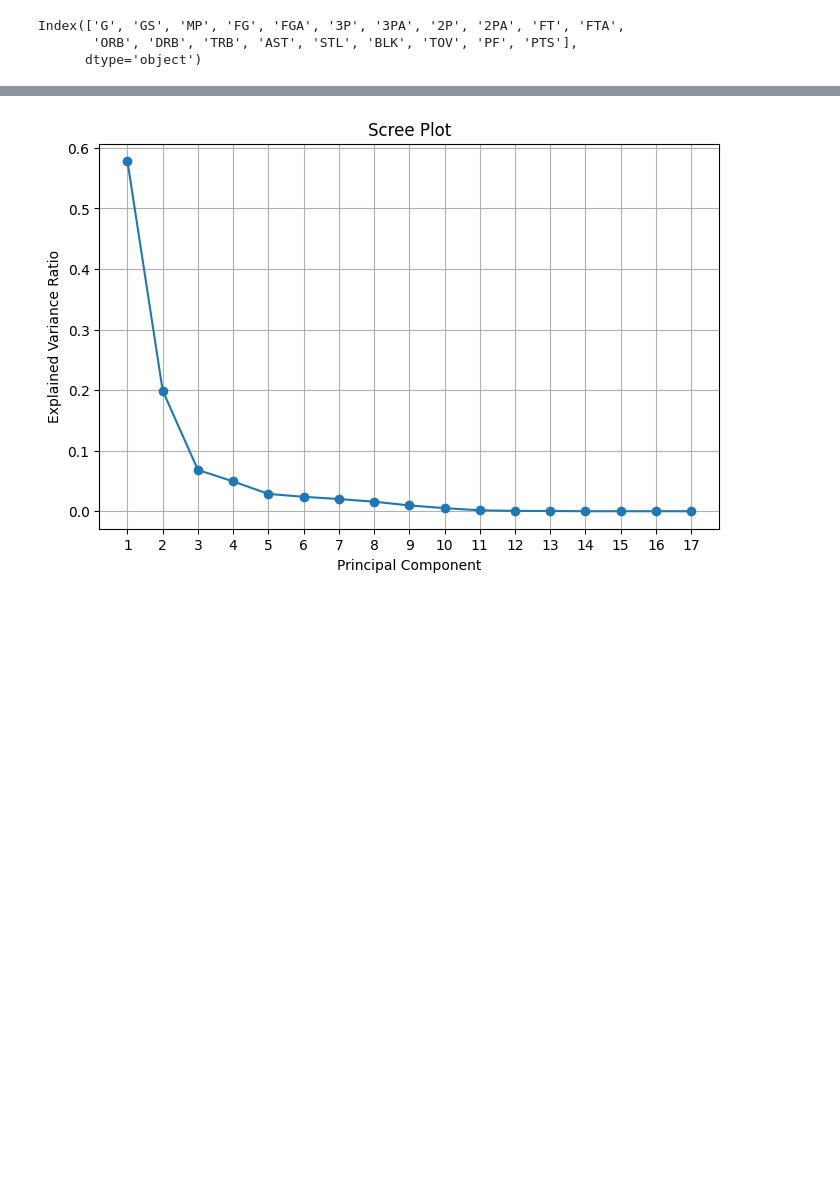
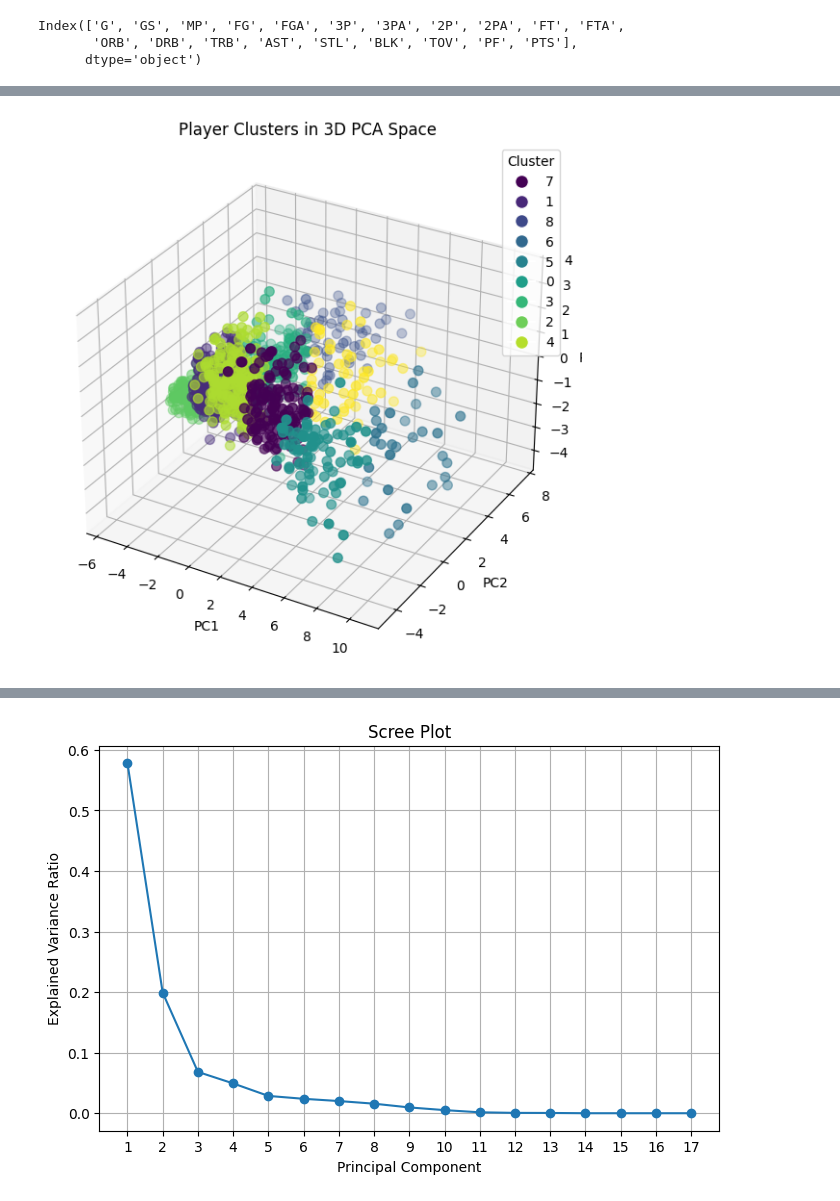
Before and after one commit to nicksalem/2026_portfolio, a Jupyter notebook: NBA classification/EDA/unsupervised_learning.ipynb, the cells around one changed output, grey strips where cells are left out. Cells and saved outputs as stored; diff of their text form; code cells hidden in the pictures; blank space fills up the shorter version.

```diff
--- a/NBA classification/EDA/unsupervised_learning.ipynb
+++ b/NBA classification/EDA/unsupervised_learning.ipynb
@@ -52,0 +86,44 @@ plt.show()
+# %%
+from mpl_toolkits.mplot3d import Axes3D
+import matplotlib.pyplot as plt
+
+# Fit PCA with 3 components
+pca = PCA(n_components=3)
+X_pca = pca.fit_transform(X_scaled)
+
+# Add PC columns to DataFrame
+df50_numeric['PC1'] = X_pca[:, 0]
+df50_numeric['PC2'] = X_pca[:, 1]
+df50_numeric['PC3'] = X_pca[:, 2]
+
+# Create 3D scatter plot
+fig = plt.figure(figsize=(10, 7))
+ax = fig.add_subplot(111, projection='3d')
+
+# Plot using PC1, PC2, and PC3
+scatter = ax.scatter(
+    df50_numeric['PC1'],
+    df50_numeric['PC2'],
+    df50_numeric['PC3'],
+    c=df50_numeric['Cluster'],
+    cmap='viridis',
+    s=50
+)
+
+ax.set_title("Player Clusters in 3D PCA Space")
+ax.set_xlabel("PC1")
+ax.set_ylabel("PC2")
+ax.set_zlabel("PC3")
+
+# Optional: create a legend
+legend_labels = df50_numeric['Cluster'].unique()
+legend_handles = [
+    plt.Line2D([0], [0], marker='o', color='w', label=label,
+               markerfacecolor=plt.cm.viridis(i / len(legend_labels)), markersize=10)
+    for i, label in enumerate(legend_labels)
+]
+ax.legend(handles=legend_handles, title="Cluster")
+
+plt.show()
+# %% [output]
+[figure, added]
```
Also changed, not shown: parts of 7 cells of this notebook, 15 other files.
